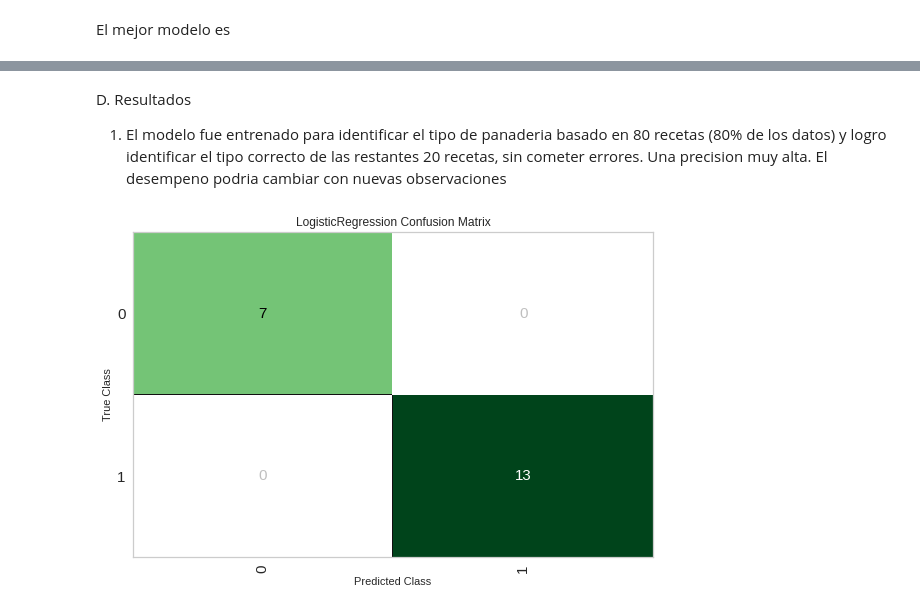
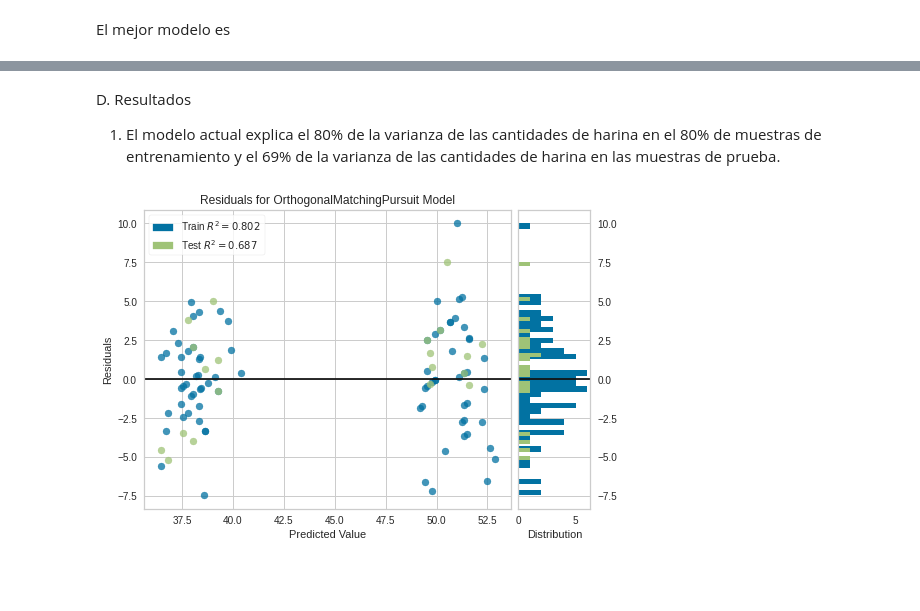
Before and after one commit to eliasalemann/UNI, a Jupyter notebook: EX2.ipynb, the cells around one changed output, grey strips where cells are left out. Saved outputs shown, nothing was run; the diff lists cells and outputs as text; code cells hidden in the pictures; blank space fills up the shorter version.

```diff
--- a/EX2.ipynb
+++ b/EX2.ipynb
@@ -157,15 +154,15 @@ LogisticRegression(C=2.257, class_weight={}, dual=False, fit_intercept=True,
-# %% [markdown]
-D. Resultados
-
-
-
-
-1.   El modelo fue entrenado para identificar el tipo de panaderia basado en 80 recetas (80% de los datos) y logro identificar el tipo correcto de las restantes 20 recetas, sin cometer errores. Una precision muy alta. El desempeno podria cambiar con nuevas observaciones
+# %% [markdown]
+D. Resultados
+
+
+
+
+1.   El modelo actual explica el 80% de la varianza de las cantidades de harina en el 80% de muestras de entrenamiento y el 69% de la varianza de las cantidades de harina en las muestras de prueba.
 # %%
 #Evaluacion del modelo
-plot_model(modelo_final_ajustado, plot = 'confusion_matrix')
+plot_model(modelo_final_ajustado, plot = 'residuals')
 
 #Guardando el modelo final para futuras clasificaciones
 modelo_final = finalize_model(modelo_final_ajustado)
 # %% [output]
-[figure, old version]
+[figure, new version]
```
Also changed, not shown: parts of 9 cells of this notebook.
